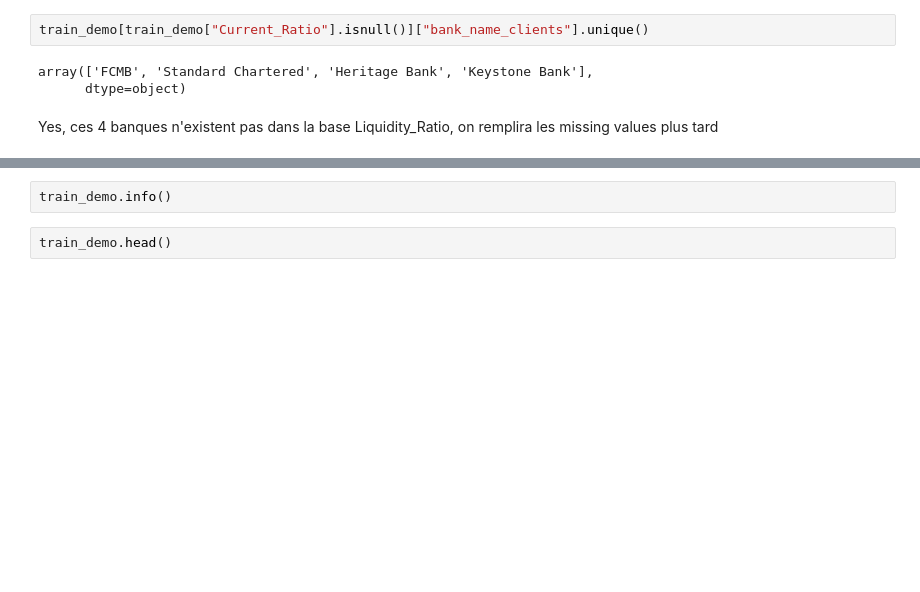
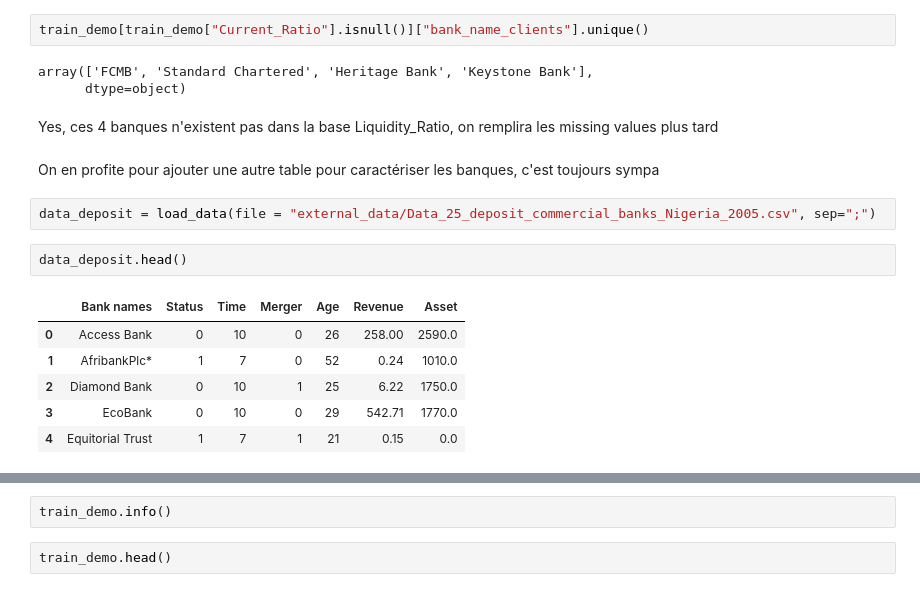
Before and after one commit to mlabarrere/Data-Science-Nigeria-Challenge-1-Loan-Default-Prediction, a Jupyter notebook: Notebook 0 Data_Analysis.ipynb, the cells around one changed output, grey strips where cells are left out. Cells and saved outputs as stored; diff of their text form; blank space fills up the shorter version.

```diff
--- a/Notebook 0 Data_Analysis.ipynb
+++ b/Notebook 0 Data_Analysis.ipynb
@@ -275,3 +275,16 @@ array(['FCMB', 'Standard Chartered', 'Heritage Bank', 'Keystone Bank'],
       dtype=object)
 # %% [markdown]
 Yes, ces 4 banques n'existent pas dans la base Liquidity_Ratio, on remplira les missing values plus tard
+# %% [markdown]
+On en profite pour ajouter une autre table pour caractériser les banques, c'est toujours sympa
+# %%
+data_deposit = load_data(file = "external_data/Data_25_deposit_commercial_banks_Nigeria_2005.csv", sep=";")
+# %%
+data_deposit.head()
+# %% [output]
+|  | Bank names | Status | Time | Merger | Age | Revenue | Asset |
+| 0 | Access Bank | 0 | 10 | 0 | 26 | 258.00 | 2590.0 |
+| 1 | AfribankPlc* | 1 | 7 | 0 | 52 | 0.24 | 1010.0 |
+| 2 | Diamond Bank | 0 | 10 | 1 | 25 | 6.22 | 1750.0 |
+| 3 | EcoBank | 0 | 10 | 0 | 29 | 542.71 | 1770.0 |
+| 4 | Equitorial Trust | 1 | 7 | 1 | 21 | 0.15 | 0.0 |
```
Also changed, not shown: parts of 11 cells of this notebook, 1 other file.
